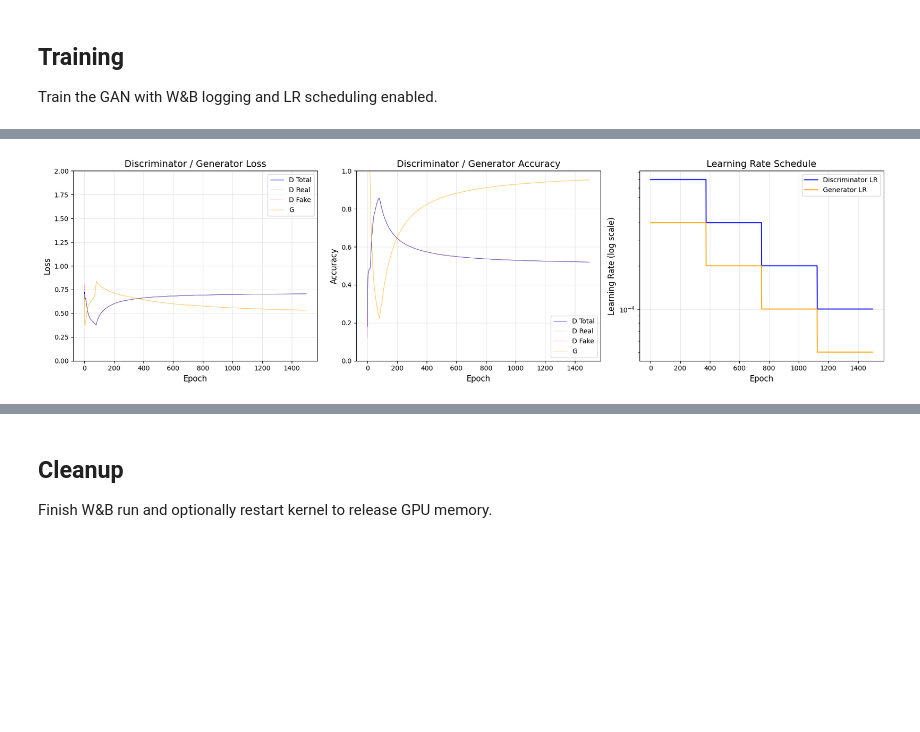
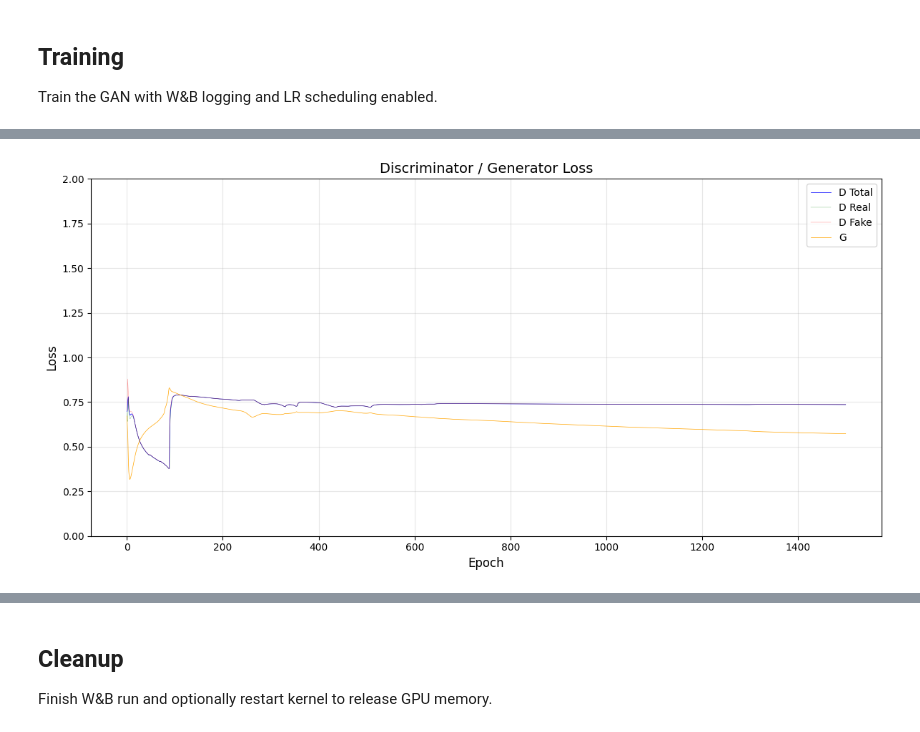
Before and after one commit to cataluna84/Generative_Deep_Learning, a Jupyter notebook: v1/notebooks/04_01_gan_camel_train.ipynb, the cells around one changed output, grey strips where cells are left out. Saved outputs shown, nothing was run; the diff lists cells and outputs as text; code cells hidden in the pictures; blank space fills up the shorter version.

```diff
--- a/v1/notebooks/04_01_gan_camel_train.ipynb
+++ b/v1/notebooks/04_01_gan_camel_train.ipynb
@@ -475,97 +553,43 @@ Generate comprehensive training plots showing loss, accuracy, and LR history.
 # %%
 # =============================================================================
-# TRAINING VISUALIZATION
+# PLOT 1: DISCRIMINATOR / GENERATOR LOSS VS EPOCH
 # =============================================================================
-# Creates a 3-panel figure showing:
-# 1. Discriminator/Generator Loss vs Epoch
-# 2. Discriminator/Generator Accuracy vs Epoch
-# 3. Learning Rate Schedule (log scale)
+# Visualizes how both networks'' losses evolve during training.
+# Ideally, both should converge to a stable equilibrium.
 
-fig, axes = plt.subplots(1, 3, figsize=(18, 5))
+fig, ax = plt.subplots(figsize=(12, 6))
 
-# -----------------------------------------------------------------------------
-# Plot 1: D/G Loss vs Epoch
-# -----------------------------------------------------------------------------
-ax1 = axes[0]
-ax1.plot(
+# Plot discriminator losses
+ax.plot(
     [x[0] for x in gan.d_losses],
     color='blue', linewidth=0.5, label='D Total'
 )
-ax1.plot(
+ax.plot(
     [x[1] for x in gan.d_losses],
     color='green', linewidth=0.25, alpha=0.6, label='D Real'
 )
-ax1.plot(
+ax.plot(
     [x[2] for x in gan.d_losses],
     color='red', linewidth=0.25, alpha=0.6, label='D Fake'
 )
-ax1.plot(
+
+# Plot generator loss
+ax.plot(
     [x[0] for x in gan.g_losses],
     color='orange', linewidth=0.5, label='G'
 )
-ax1.set_xlabel('Epoch', fontsize=12)
-ax1.set_ylabel('Loss', fontsize=12)
-ax1.set_title('Discriminator / Generator Loss', fontsize=14)
-ax1.legend(loc='upper right')
-ax1.set_ylim(0, 2)
-ax1.grid(True, alpha=0.3)
 
-# -----------------------------------------------------------------------------
-# Plot 2: D/G Accuracy vs Epoch
-# -----------------------------------------------------------------------------
-ax2 = axes[1]
-ax2.plot(
-    [x[3] for x in gan.d_losses],
-    color='blue', linewidth=0.5, label='D Total'
-)
-ax2.plot(
-    [x[4] for x in gan.d_losses],
-    color='green', linewidth=0.25, alpha=0.6, label='D Real'
-)
-ax2.plot(
-    [x[5] for x in gan.d_losses],
-    color='red', linewidth=0.25, alpha=0.6, label='D Fake'
-)
-ax2.plot(
-    [x[1] for x in gan.g_losses],
-    color='orange', linewidth=0.5, label='G'
-)
-ax2.set_xlabel('Epoch', fontsize=12)
-ax2.set_ylabel('Accuracy', fontsize=12)
-ax2.set_title('Discriminator / Generator Accuracy', fontsize=14)
-ax2.legend(loc='lower right')
-ax2.set_ylim(0, 1)
-ax2.grid(True, alpha=0.3)
+# Configure plot
+ax.set_xlabel('Epoch', fontsize=12)
+ax.set_ylabel('Loss', fontsize=12)
+ax.set_title('Discriminator / Generator Loss', fontsize=14)
+ax.legend(loc='upper right')
+ax.set_ylim(0, 2)
+ax.grid(True, alpha=0.3)
 
-# -----------------------------------------------------------------------------
-# Plot 3: Learning Rate vs Epoch (Log Scale)
-# -----------------------------------------------------------------------------
-ax3 = axes[2]
-ax3.semilogy(
-    gan.d_lr_history,
-    color='blue', linewidth=1.5, label='Discriminator LR'
-)
-ax3.semilogy(
-    gan.g_lr_history,
-    color='orange', linewidth=1.5, label='Generator LR'
-)
-ax3.set_xlabel('Epoch', fontsize=12)
-ax3.set_ylabel('Learning Rate (log scale)', fontsize=12)
-ax3.set_title('Learning Rate Schedule', fontsize=14)
-ax3.legend(loc='upper right')
-ax3.grid(True, alpha=0.3)
-
-# -----------------------------------------------------------------------------
-# Finalize and Save
-# -----------------------------------------------------------------------------
 plt.tight_layout()
-plt.savefig(
-    os.path.join(RUN_FOLDER, 'training_summary.png'),
-    dpi=200,
-    bbox_inches='tight'
-)
+plt.savefig(os.path.join(RUN_FOLDER, 'loss_plot.png'), dpi=200, bbox_inches='tight')
 plt.show()
-
-print(f"✓ Training summary saved to {RUN_FOLDER}/training_summary.png")
+print(f"✓ Loss plot saved to {RUN_FOLDER}/loss_plot.png")
 # %% [output]
-[figure, old version]
+[figure, new version]
```
Also changed, not shown: parts of 29 cells of this notebook, 4 other files.
